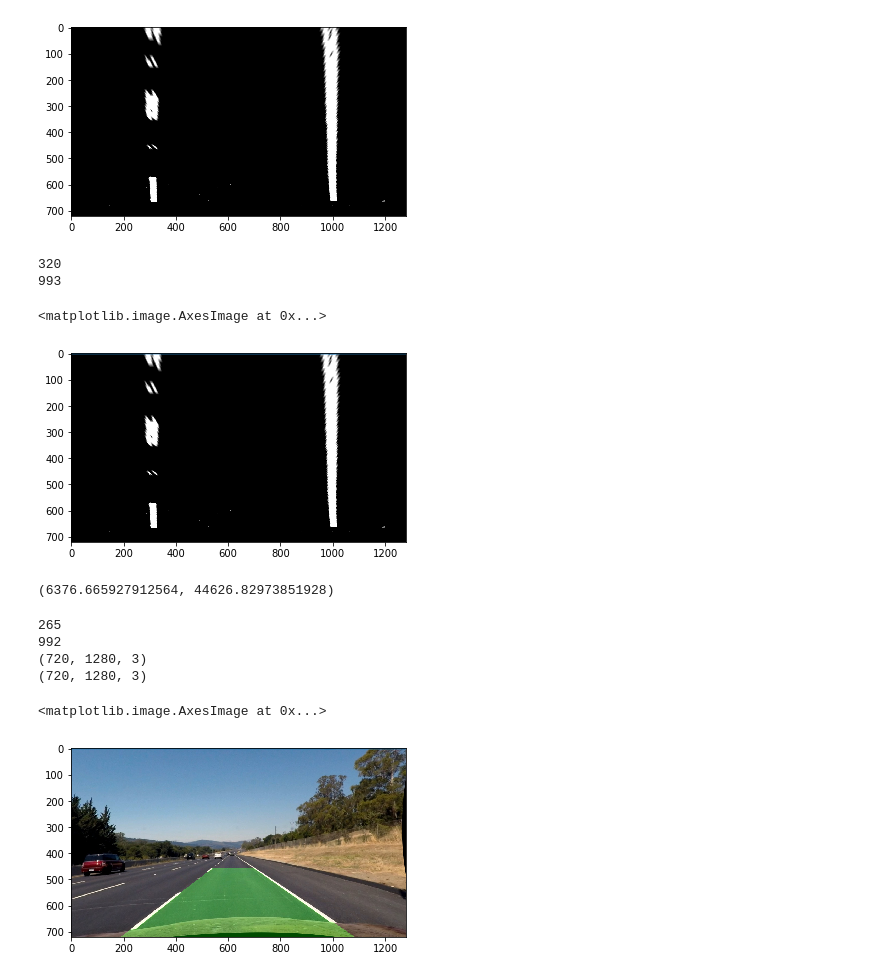
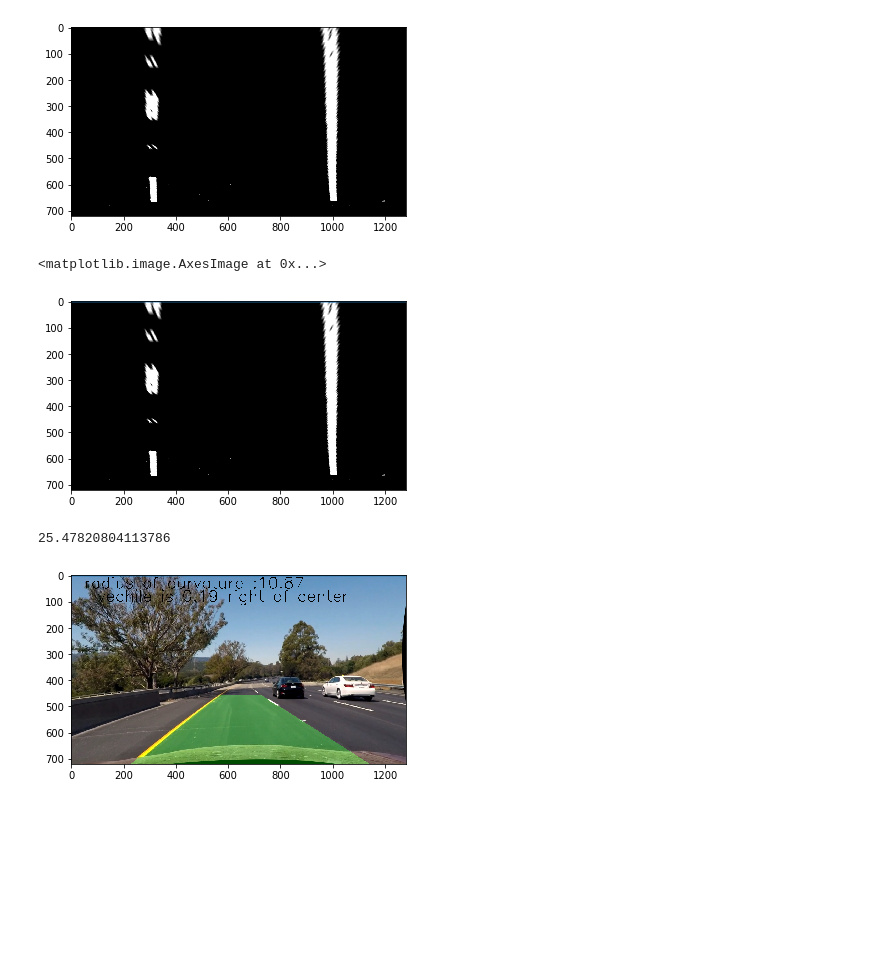
Before and after one commit to vengalraoguttha/CarND-Advanced-Lane-Lines, a Jupyter notebook: Advanced Lane Finding.ipynb, the cells around one changed output. Drawn from its saved outputs; the diff is of its cells as text; code cells hidden in the pictures; blank space fills up the shorter version.

Commit message:
curvature imp

```diff
--- a/Advanced Lane Finding.ipynb
+++ b/Advanced Lane Finding.ipynb
@@ -209,78 +210,85 @@ def find_lane_pixels(wraped):
     rightx = nonzerox[right_lane_inds]
     righty = nonzeroy[right_lane_inds]
 
-    return leftx,lefty,rightx,righty
+    return leftx,lefty,rightx,righty,left_x_base,right_x_base
 # %%
 # fit the lane boundary
 def fit_polynomial(binary_wraped):
-    leftx, lefty, rightx, righty = find_lane_pixels(binary_wraped)
+    leftx, lefty, rightx, righty,left_x_base_o,right_x_base_o = find_lane_pixels(binary_wraped)
     left_fit = np.polyfit(lefty, leftx, 2)
     right_fit = np.polyfit(righty, rightx, 2)
     ploty = np.linspace(0, binary_wraped.shape[0]-1, binary_wraped.shape[0] )
     left_fitx = left_fit[0]*ploty**2 + left_fit[1]*ploty + left_fit[2]
     right_fitx = right_fit[0]*ploty**2 + right_fit[1]*ploty + right_fit[2]
-    return binary_wraped,ploty,left_fit,right_fit
+    dst_from_center = binary_wraped.shape[1]/2-((left_x_base_o+right_x_base_o)/2)
+    return binary_wraped,ploty,left_fit,right_fit,left_fitx,right_fitx,dst_from_center
 
-out_img,ploty_out,left_fit_out,right_fit_out = fit_polynomial(wraped)
+out_img,ploty_out,left_fit_out,right_fit_out,left_fitx_out,right_fitx_out,dst_from_center_out = fit_polynomial(wraped)
 plt.imshow(wraped,cmap='gray')
 # %% [output]
-320
-993
+<matplotlib.image.AxesImage at 0x...>
-<matplotlib.image.AxesImage at 0x...>
 [figure]
 # %%
 # Determine the curvature of the lane and vehicle position with respect to center
-def curvature_pixels(ploty,left_fit,right_fit):
+def find_curvature(ploty,left_fit,right_fit,left_fitx,right_fitx):
     ym_per_pix = 30/720
+    xm_per_pix = 3.7/700
+    left_fit_cr = np.polyfit(ploty*ym_per_pix, left_fitx*xm_per_pix, 2)
+    right_fit_cr = np.polyfit(ploty*ym_per_pix, right_fitx*xm_per_pix, 2)
     y_eval = np.max(ploty)
-    left_curverad = ((1 + (2*left_fit[0]*y_eval*ym_per_pix + left_fit[1])**2)**1.5) / np.absolute(2*left_fit[0])
-    right_curverad = ((1 + (2*right_fit[0]*y_eval*ym_per_pix + right_fit[1])**2)**1.5) / np.absolute(2*right_fit[0])
-    return left_curverad, right_curverad
-
-print(curvature_pixels(ploty_out,left_fit_out,right_fit_out))
+    left_curverad = ((1 + (2*left_fit_cr[0]*y_eval*ym_per_pix + left_fit_cr[1])**2)**1.5) / np.absolute(2*left_fit[0])
+    right_curverad = ((1 + (2*right_fit_cr[0]*y_eval*ym_per_pix + right_fit_cr[1])**2)**1.5) / np.absolute(2*right_fit[0])
+    return (left_curverad+ right_curverad)/2000
+print(find_curvature(ploty_out,left_fit_out,right_fit_out,left_fitx_out,right_fitx_out))
 # %% [output]
-(6376.665927912564, 44626.82973851928)
+25.47820804113786
 # %%
 # Warp the detected lane boundaries back onto the original image
 def pipeline(img):
     #remove any distortion
     undistorted_image = undistort(img)
     # get binary image with gradient in x direction in specified threshold range
     binary_x = sobel_binary(undistorted_image,'x',5,30,200)
     # get S channel in HLS color space and appy thresholds
     hls_s = hls_select(undistorted_image,thresh=(90,255))
     # combine the above two to get robust mechanism to detect lanes
     combined_binary = np.zeros_like(binary_x)
     combined_binary[(binary_x == 1) | (hls_s == 1)] = 1
     # apply perspective transform
     img_wraped = perspective_transform(combined_binary)
     #find lanes and fit polynomial
-    binary_wraped,ploty,left_fit,right_fit = fit_polynomial(img_wraped)
+    binary_wraped,ploty,left_fit,right_fit,leftx,rightx,dst_from_center= fit_polynomial(img_wraped)
     warp_zero = np.zeros_like(img_wraped).astype(np.uint8)
     color_warp = np.dstack((warp_zero, warp_zero, warp_zero))
 
     left_fitx = left_fit[0]*ploty**2 + left_fit[1]*ploty + left_fit[2]
     right_fitx = right_fit[0]*ploty**2 + right_fit[1]*ploty + right_fit[2]
+
+    curvature = find_curvature(ploty,left_fit,right_fit,leftx,rightx)
 
     pts_left = np.array([np.transpose(np.vstack([left_fitx, ploty]))])
     pts_right = np.array([np.flipud(np.transpose(np.vstack([right_fitx, ploty])))])
     pts = np.hstack((pts_left, pts_right))
 
     cv2.fillPoly(color_warp, np.int_([pts]), (0,255, 0))
 
     newWrap = inverse_perspective_transform(color_warp)
     result = cv2.addWeighted(undistorted_image, 1, newWrap, 0.3, 0)
+    cv2.putText(result,'radius of curvature :'+str(round(curvature,2)), (50,50), cv2.FONT_HERSHEY_SIMPLEX,
+                2,(0,0,0),2)
+    if(dst_from_center>0):
+        cv2.putText(result,'vechile is '+str(round(np.absolute(dst_from_center)*(3.7/700),2))+' left of center', (100,100), cv2.FONT_HERSHEY_SIMPLEX,
+                2,(0,0,0),2)
+    else:
+        cv2.putText(result,'vechile is '+str(round(np.absolute(dst_from_center)*(3.7/700),2))+' right of center', (100,100), cv2.FONT_HERSHEY_SIMPLEX,
+                2,(0,0,0),2)
     return result
 
-test_img = mpimg.imread('test_images/straight_lines2.jpg')
+test_img = mpimg.imread('test_images/test6.jpg')
 plt.imshow(pipeline(test_img))
+plt.savefig('output_images/test6.jpg')
 # %% [output]
-265
-992
-(720, 1280, 3)
-(720, 1280, 3)
-<matplotlib.image.AxesImage at 0x...>
-[figure, old version]
+[figure, new version]
 # %%
 # Output visual display of the lane boundaries and numerical estimation of lane curvature
 # and vehicle position
```
Also changed, not shown: parts of 2 cells of this notebook, 11 other files.
